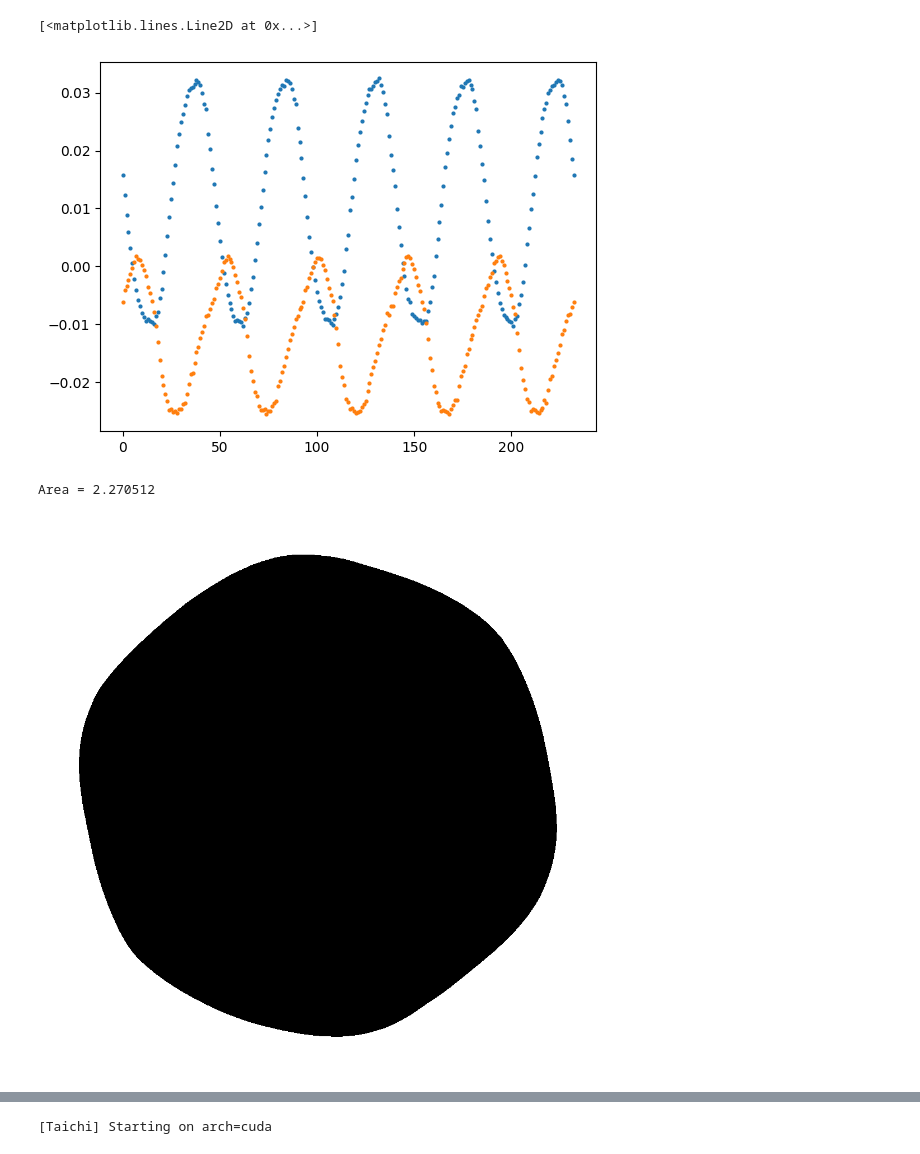
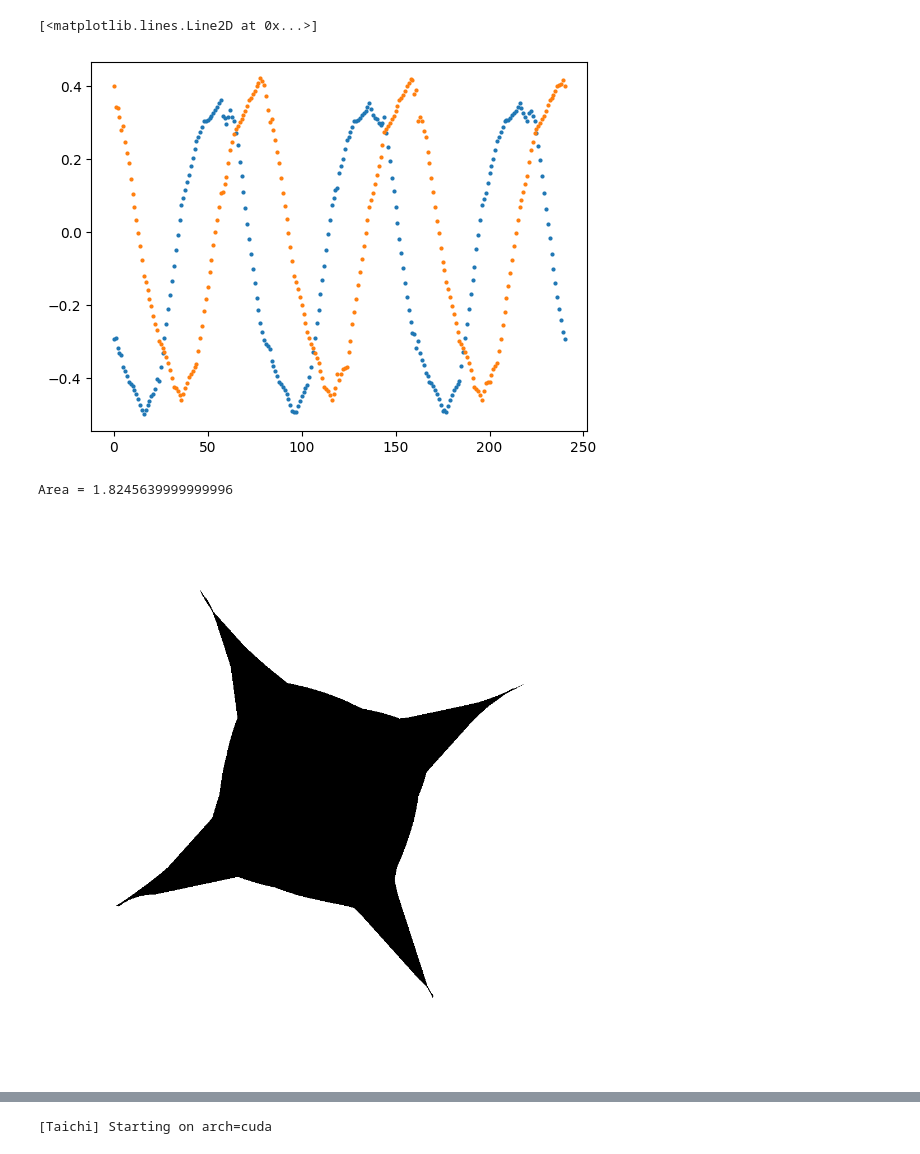
Before and after one commit to ShengzhiWu/moving-sofa-problem, a Jupyter notebook: src/制作动画_房间进化.ipynb, the cells around one changed output, grey strips where cells are left out. Saved outputs shown, nothing was run; the diff lists cells and outputs as text; code cells hidden in the pictures.

Commit message:
feat: trajectory display

```diff
--- a/src/制作动画_房间进化.ipynb
+++ b/src/制作动画_房间进化.ipynb
@@ -7,7 +7,7 @@ from PIL import Image
 
 ti.init(arch=ti.gpu)
 
-path, file_name = '../trajectory/能让正五边形旋转一周的房间_0/', 'sofa_800.npy'
+path, file_name = '../trajectory/能让三分支旋转一周的房间_1/', 'sofa_600.npy'
 
 # 载入轨迹数据
 xs, ys, rotations = np.load(path + file_name)
@@ -23,63 +23,56 @@ plt.plot(ys, 'o', markersize=2)
 # %%
-xs_inv = []
-ys_inv = []
-rotations_inv = -rotations
-for x, y, angle in zip(-xs, -ys, rotations_inv):
+xs_inv_1 = []
+ys_inv_1 = []
+rotations_inv_1 = -rotations
+for x, y, angle in zip(-xs, -ys, rotations_inv_1):
     rotation_matrix = np.array([
         [np.cos(angle), -np.sin(angle)],
         [np.sin(angle),  np.cos(angle)]
     ])
     x_inv, y_inv = rotation_matrix @ np.array([x, y])
-    xs_inv.append(x_inv)
-    ys_inv.append(y_inv)
-xs_inv = np.array(xs_inv)
-ys_inv = np.array(ys_inv)
+    xs_inv_1.append(x_inv)
+    ys_inv_1.append(y_inv)
+xs_inv_1 = np.array(xs_inv_1)
+ys_inv_1 = np.array(ys_inv_1)
 
-plt.plot(xs_inv, 'o', markersize=2)
-plt.plot(ys_inv, 'o', markersize=2)
+plt.plot(xs_inv_1, 'o', markersize=2)
+plt.plot(ys_inv_1, 'o', markersize=2)
 # %% [output]
 [<matplotlib.lines.Line2D at 0x...>]
-[figure, old version]
+[figure, new version]
 # %%
 def key_function(xs, ys, rotations):  # 要求这个函数单调递增来重新采样
     return np.arange(len(xs))  # 不重新排序
 # %%
-import math
-
-normal_0 = ti.Vector([1., 0.])
-normal_1 = ti.Vector([math.cos(math.pi * 2 / 5), math.sin(math.pi * 2 / 5)])
-normal_2 = ti.Vector([math.cos(math.pi * 4 / 5), math.sin(math.pi * 4 / 5)])
-normal_3 = ti.Vector([math.cos(math.pi * 6 / 5), math.sin(math.pi * 6 / 5)])
-normal_4 = ti.Vector([math.cos(math.pi * 8 / 5), math.sin(math.pi * 8 / 5)])
-edge_distance = 0.5 / math.tan(math.pi / 5)  # 单位边长的正五边形的内切圆半径
 @ti.func
 def is_forbidden(x1, y1, x2, y2):  # 指定哪里是墙
-    v = ti.Vector([x2, y2])
-    return ti.math.dot(v, normal_0) < edge_distance and ti.math.dot(v, normal_1) < edge_distance and ti.math.dot(v, normal_2) < edge_distance and ti.math.dot(v, normal_3) < edge_distance and ti.math.dot(v, normal_4) < edge_distance
+    i1 = int((ti.math.atan2(y1, x1) / (ti.math.pi * 2) * 3) % 3)
+    i2 = int((ti.math.atan2(y2, x2) / (ti.math.pi * 2) * 3) % 3)
+    return i1 != i2 and ti.Vector([x2, y2]).norm() < 1
 
-sofa_w, sofa_h = 2, 2   # 求解域的尺寸
+sofa_w, sofa_h = 3.5, 3.5   # 求解域的尺寸
 
 def centralize(xs, ys, rotations):  # 中心化
     # print(np.mean(xs[:-1]), np.mean(ys[:-1]))
     xs -= np.mean(xs[:-1])  # 因为终点和起点重合，所以算中心时舍去最后一个点
     ys -= np.mean(ys[:-1])
     return xs, ys, rotations
 
 sofa = get_sofa(
     is_forbidden,
     xs, ys, rotations,
     resolution=1000,
     sofa_w=sofa_w, sofa_h=sofa_h,
-    center_x=np.mean(xs_inv), center_y=np.mean(ys_inv),
+    center_x=np.mean(xs_inv_1), center_y=np.mean(ys_inv_1),
     trajectory_upsampling=101
 )
 print(f'Area = {(1 - np.sum(sofa) / (sofa.shape[0] * sofa.shape[1])) * (sofa_w * sofa_h)}')
 
 image = Image.fromarray(np.array(sofa.T[::-1] * 255, dtype=np.uint8))
 image
 # %% [output]
-Area = 2.270512
+Area = 1.8245639999999996
-[figure, old version]
+[figure, new version]
 # %%
 from animation_tools import generate_ids
 
```
Also changed, not shown: parts of 3 cells of this notebook, 3 other files.
